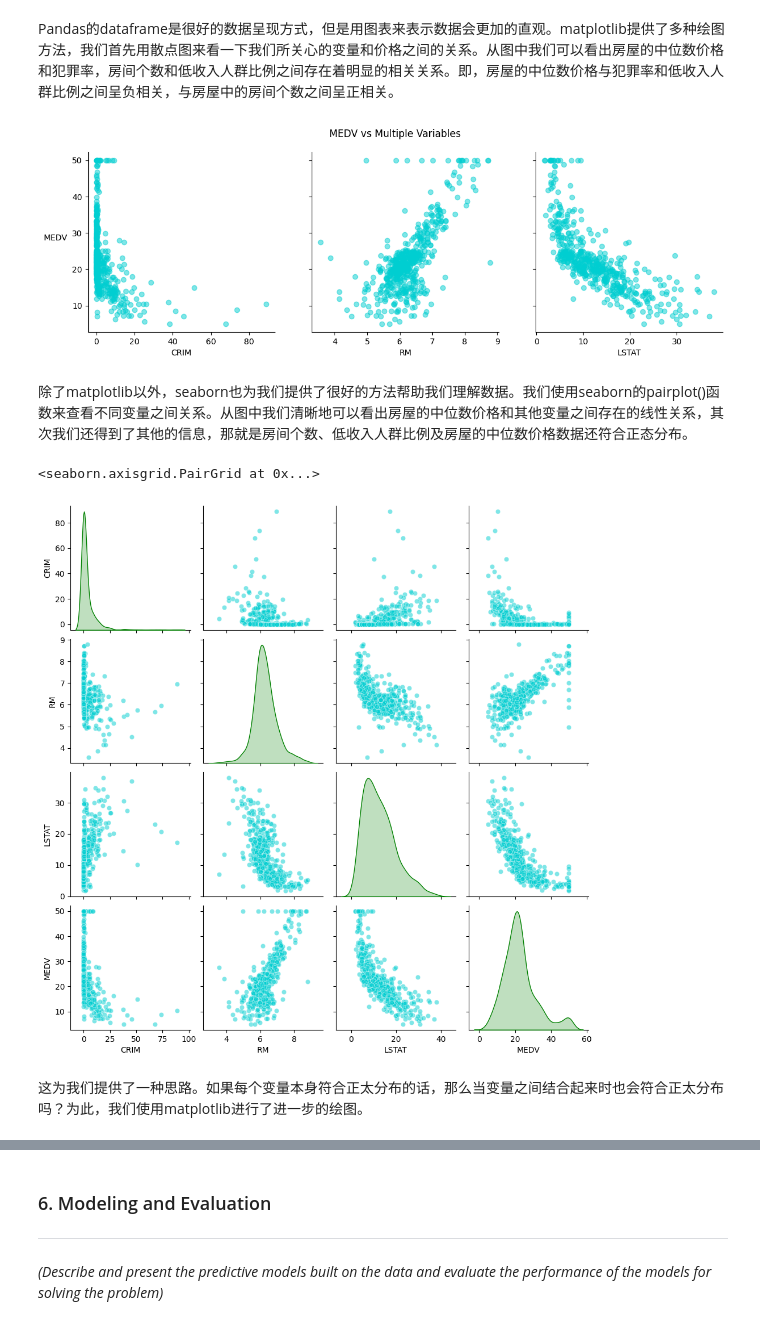
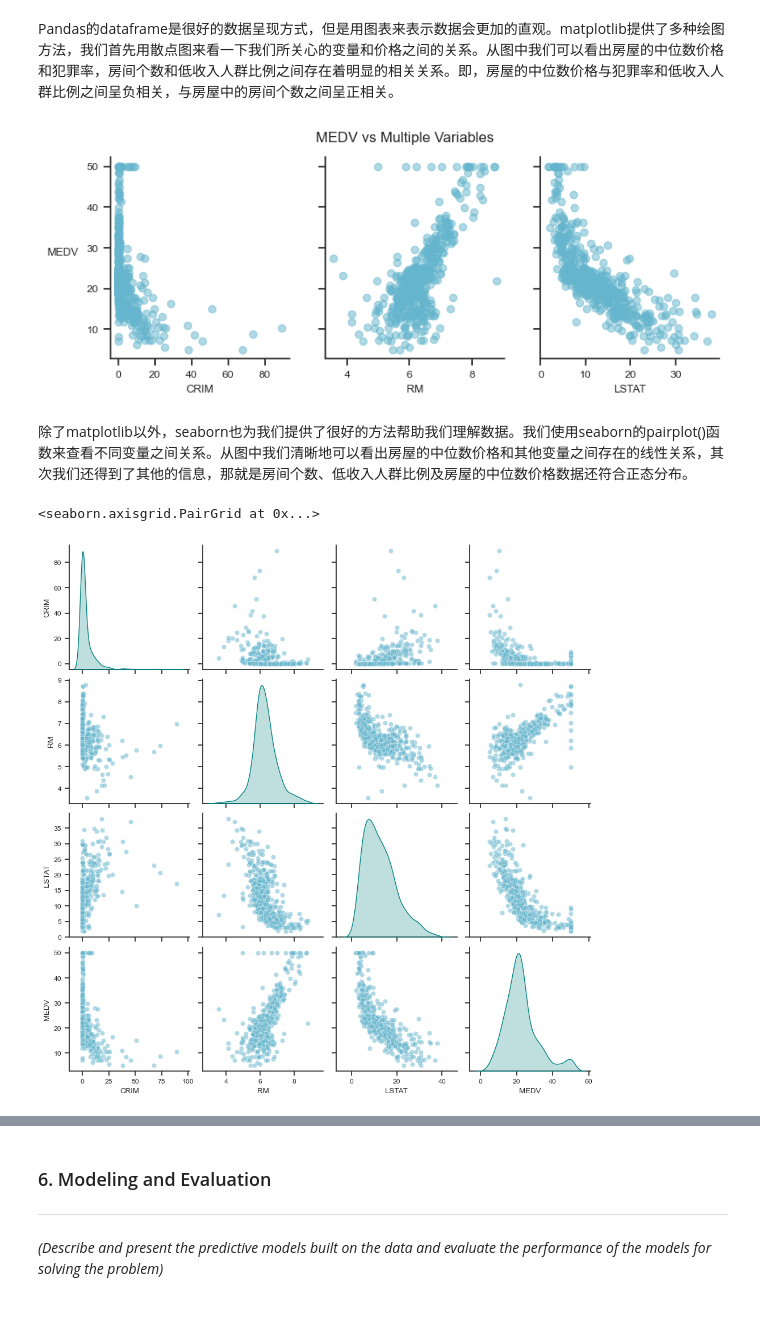
Before and after one commit to lzu215/dsp, a Jupyter notebook: Project_Report.ipynb, the cells around one changed output, grey strips where cells are left out. Cells and saved outputs as stored; diff of their text form; code cells hidden in the pictures.

```diff
--- a/Project_Report.ipynb
+++ b/Project_Report.ipynb
@@ -133,36 +133,35 @@ Pandas的dataframe是很好的数据呈现方式，但是用图表来表示数
 # %%
 import matplotlib.pyplot as plt
 
 # Create a figure with 3 subplots
-figure, axes = plt.subplots(1,3, figsize=(14,4), sharey='all')
+figure, axes = plt.subplots(1, 3, figsize=(9,3), sharey='all')
 
 # Plot scatter plots for variables
 for i in range(3):
     x = housing.iloc[:,i]
-    axes[i].scatter(x=x, y=housing.MEDV,color='darkturquoise',alpha=0.5)
+    axes[i].scatter(x=x, y=housing.MEDV, color='c', alpha=0.5)
     axes[i].spines['right'].set_visible(False)
     axes[i].spines['top'].set_visible(False)
-    axes[i].set_xlabel(x.name, fontsize=10)
+    axes[i].set_xlabel(x.name, fontsize=9)
     if not i:
-        axes[i].set_ylabel('MEDV',fontsize=10,rotation='horizontal',labelpad=20)
+        axes[i].set_ylabel('MEDV', fontsize=9, rotation='horizontal', labelpad=20)
 
 # Adjust and show figure
 plt.suptitle('MEDV vs Multiple Variables', fontsize=12)
 figure.subplots_adjust(wspace=0.2)
 plt.show()
 # %% [output]
-[figure, old version]
+[figure, new version]
 # %% [markdown]
 除了matplotlib以外，seaborn也为我们提供了很好的方法帮助我们理解数据。我们使用seaborn的pairplot()函数来查看不同变量之间关系。从图中我们清晰地可以看出房屋的中位数价格和其他变量之间存在的线性关系，其次我们还得到了其他的信息，那就是房间个数、低收入人群比例及房屋的中位数价格数据还符合正态分布。
 # %%
 import seaborn as sns
+sns.set(style = 'ticks', font_scale = 0.8)
 
 # Create pair plots for dataframe
 sns.pairplot(housing,diag_kind="kde",
-             plot_kws=dict(color="darkturquoise",alpha=.5),
-             diag_kws=dict(color='g'))
+             plot_kws=dict(color="c", alpha=0.5),
+             diag_kws=dict(fill=True,color="teal"))
 # %% [output]
 <seaborn.axisgrid.PairGrid at 0x...>
-[figure, old version]
+[figure, new version]
-# %% [markdown]
-这为我们提供了一种思路。如果每个变量本身符合正太分布的话，那么当变量之间结合起来时也会符合正太分布吗？为此，我们使用matplotlib进行了进一步的绘图。
```
Also changed, not shown: parts of 4 cells of this notebook.
